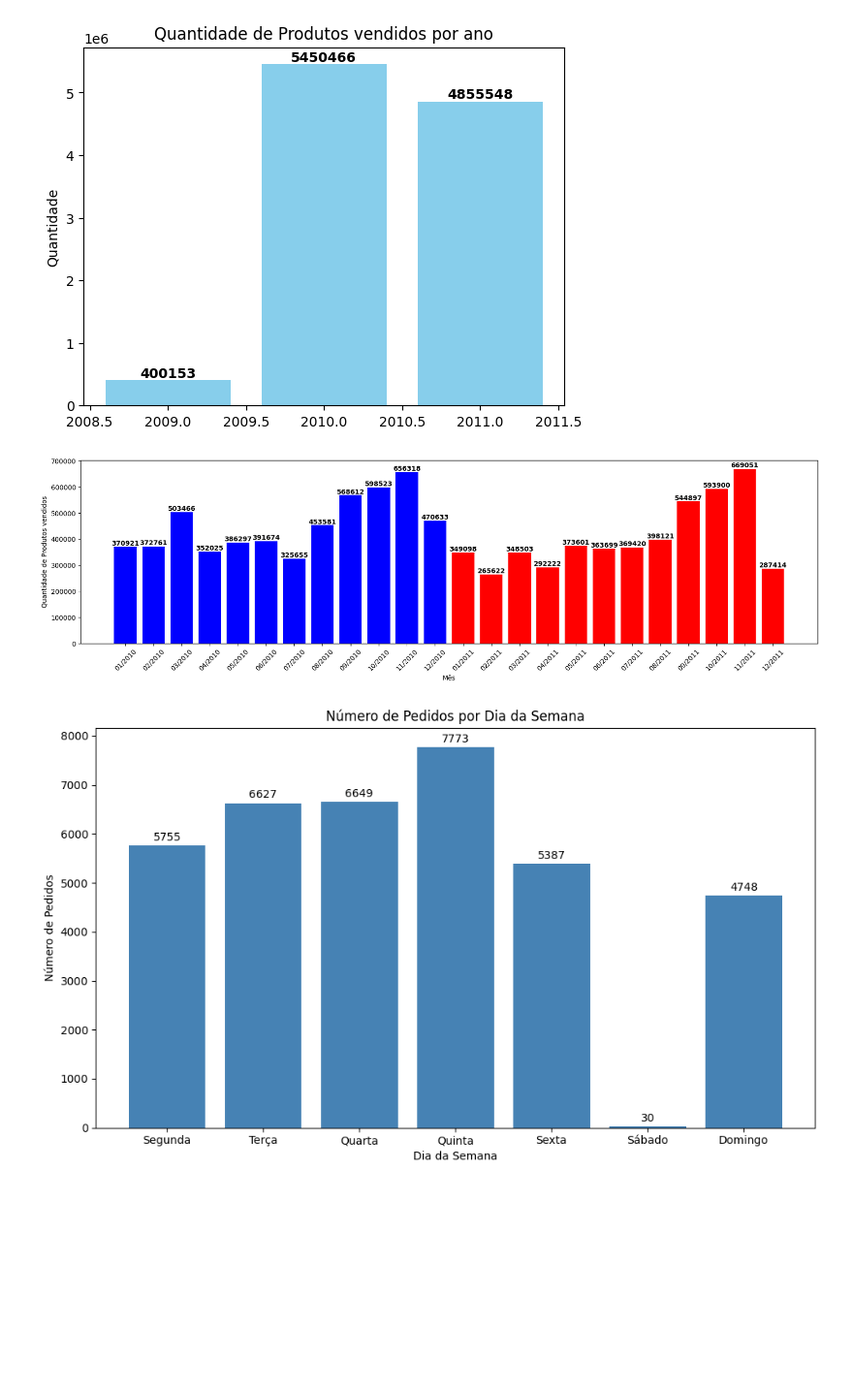
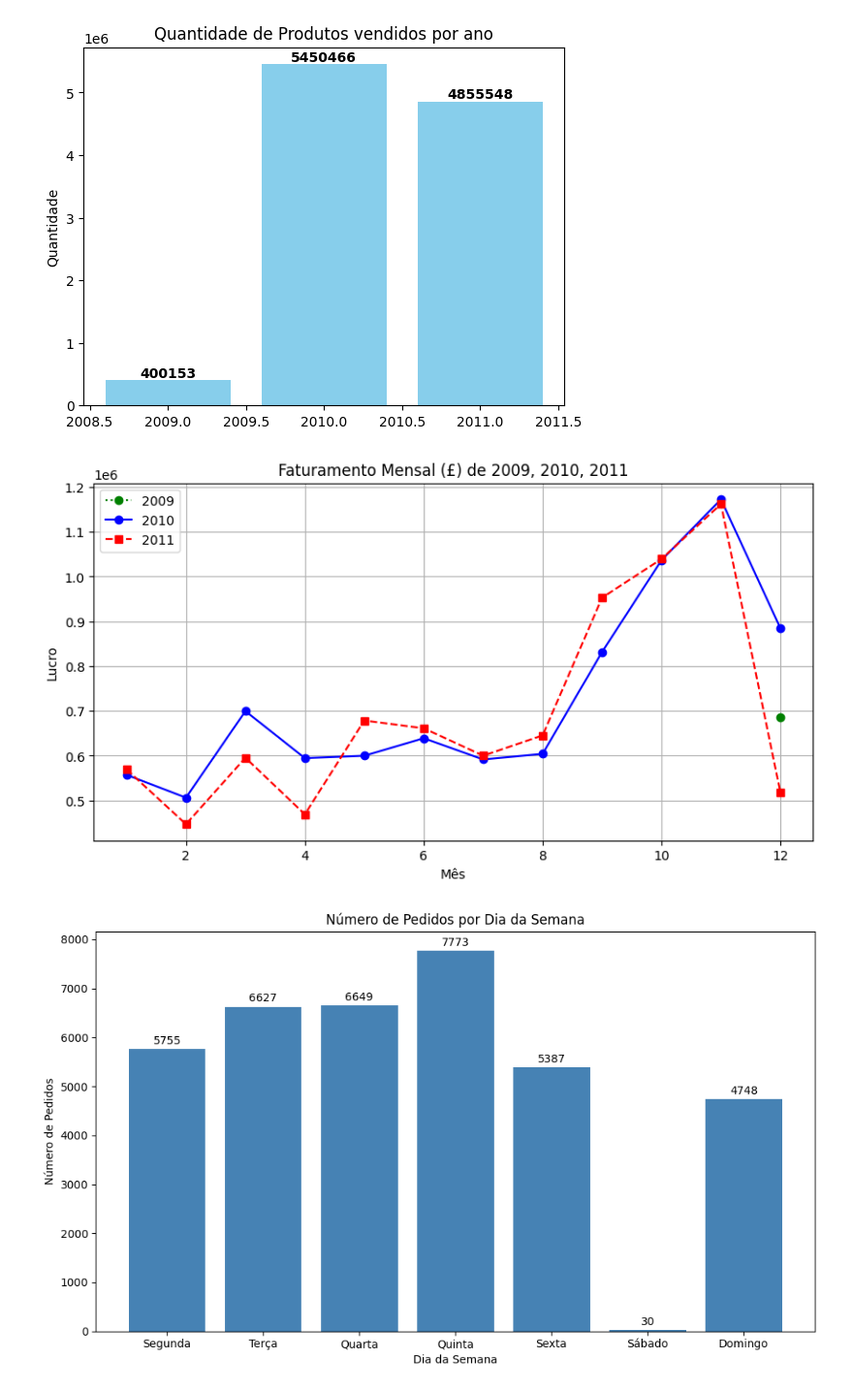
Before and after one commit to nickmorche/online_retail_data_analysis, a Jupyter notebook: data_analysis.ipynb, the cells around one changed output. Shown at 97% size. Saved outputs shown, nothing was run; the diff lists cells and outputs as text; code cells hidden in the pictures; blank space fills up the shorter version.

```diff
--- a/data_analysis.ipynb
+++ b/data_analysis.ipynb
@@ -334,32 +334,30 @@ ax.set_title('Quantidade de Produtos vendidos por ano')
 plt.show()
 # %% [output]
 [figure]
-# %%
-# Total de vendas por mês
-df_by_month = df.groupby(['ano','mes'], as_index=False)['Quantity'].sum().reset_index()
-
-df_by_month['date'] = df_by_month['mes'].astype(str).str.zfill(2) + "/" + df_by_month['ano'].astype(str)
-
-df_by_month_2010 = df_by_month.loc[df_by_month['ano'] == 2010]
-
-plt.figure(figsize=(20,5))
-barras_2010 = plt.bar(df_by_month['date'].loc[df_by_month['ano'] == 2010], df_by_month['Quantity'].loc[df_by_month['ano'] == 2010], color='blue')
-barras_2011 = plt.bar(df_by_month['date'].loc[df_by_month['ano'] == 2011], df_by_month['Quantity'].loc[df_by_month['ano'] == 2011], color='red')
-for barra in barras_2010:
-    altura = barra.get_height()
-    plt.text(barra.get_x() + barra.get_width()/2, altura,
-            f'{altura}', ha='center', va='bottom', fontsize=10, fontweight='bold')
-for barra in barras_2011:
-    altura = barra.get_height()
-    plt.text(barra.get_x() + barra.get_width()/2, altura,
-            f'{altura}', ha='center', va='bottom', fontsize=10, fontweight='bold')
-# plt.xticks(np.arange(0, 13, 1))
-plt.xlabel('Mês')
-plt.xticks(rotation=45)
-plt.ylabel('Quantidade de Produtos vendidos')
-plt.show()
-# %% [output]
-[figure, removed]
+# %%
+# Total de vendas por mês
+prices_by_month = df.groupby(['ano', 'mes'], as_index=False).agg({'Total_Price': 'sum'})
+
+prices_by_month_2011 = prices_by_month[prices_by_month['ano'] == 2011]
+prices_by_month_2010 = prices_by_month[prices_by_month['ano'] == 2010]
+prices_by_month_2009 = prices_by_month[prices_by_month['ano'] == 2009]
+
+plt.figure(figsize=(10, 5))
+plt.plot(prices_by_month_2009['mes'], prices_by_month_2009['Total_Price'], marker='o', linestyle='dotted', label='2009', color='green')
+plt.plot(prices_by_month_2010['mes'], prices_by_month_2010['Total_Price'],  marker='o', linestyle='-', label='2010', color='blue')
+plt.plot(prices_by_month_2011['mes'], prices_by_month_2011['Total_Price'], marker='s', linestyle='--', label='2011', color='red')
+
+plt.xlabel('Mês')
+plt.ylabel('Lucro')
+plt.title('Faturamento Mensal (£) de 2009, 2010, 2011')
+plt.legend()
+plt.grid(True)
+
+
+# Mostrar o gráfico
+plt.show()
+# %% [output]
+[figure, added]
 # %%
 # Total de vendas semanal
 # Mapeia o número para o nome do dia
```
Also changed, not shown: parts of 7 cells of this notebook.
